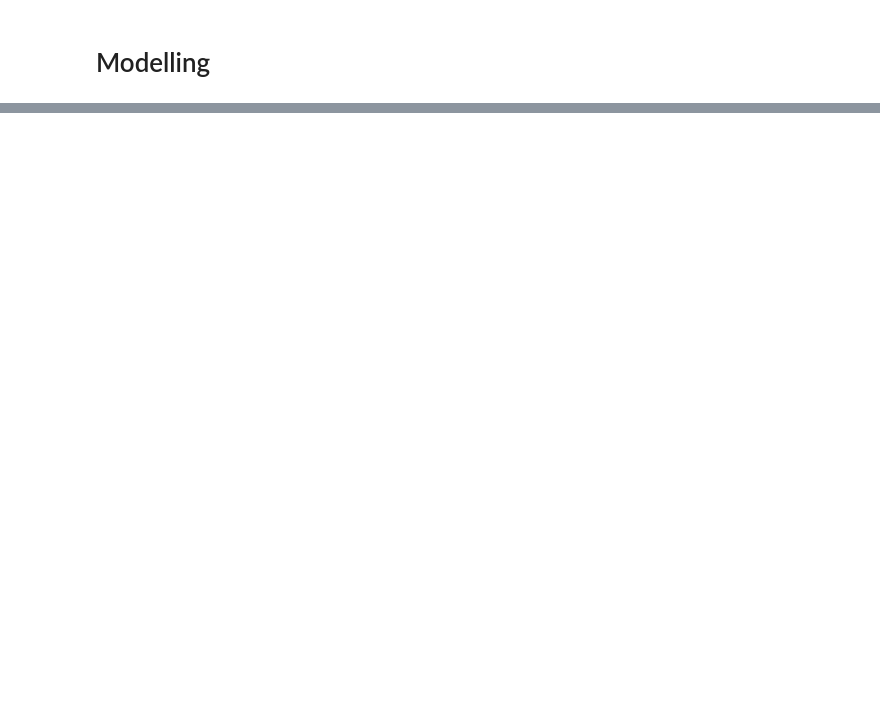
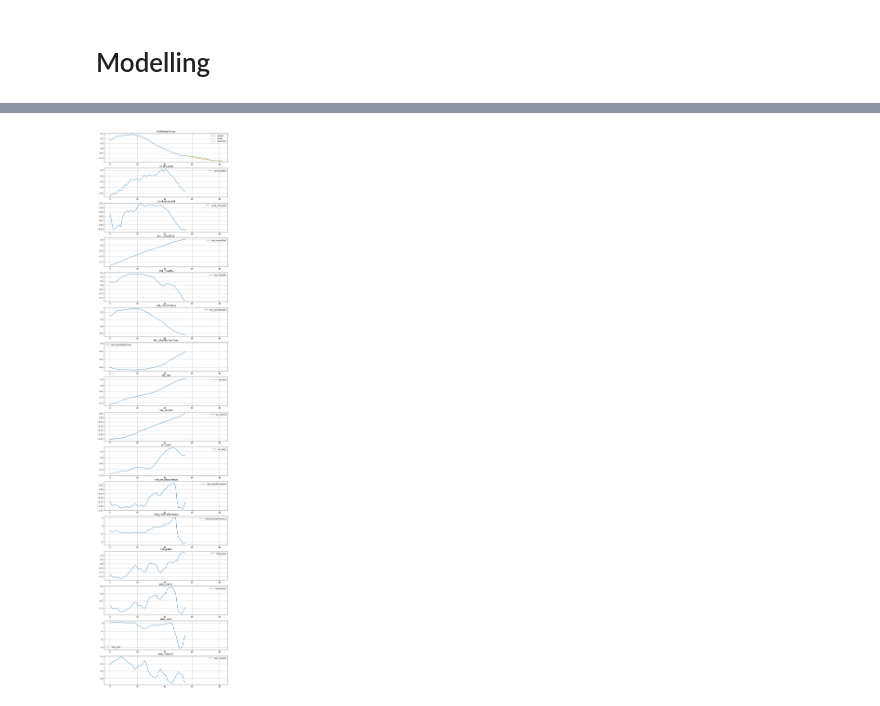
Before and after one commit to ArtemisDicoTiar/MEDIC, a Jupyter notebook: MEDIC/research/ModelDesigner.ipynb, the cells around one changed output, grey strips where cells are left out. Drawn from its saved outputs; the diff is of its cells as text; code cells hidden in the pictures; blank space fills up the shorter version.

```diff
--- a/MEDIC/research/ModelDesigner.ipynb
+++ b/MEDIC/research/ModelDesigner.ipynb
@@ -288,0 +303,43 @@ plt.show()
+# %%
+from random import randint
+idx = randint(0, len(x_test))
+pred = model.predict(x_test[idx].reshape(1, window, 16))
+
+import matplotlib.pyplot as plt
+
+f, axs = plt.subplots(16, 1, figsize=(12, 55))
+
+axs[0].title.set_text('Confirmed Cases')
+axs[0].grid()
+axs[0].plot(range(0,window), x_test[idx][:,0], label = 'viewed')
+axs[0].plot(range(window-1,window+predict-1), y_test[idx], label = 'actual')
+axs[0].plot(range(window-1,window+predict-1), pred.reshape(-1, 1), label = 'prediction')
+axs[0].legend()
+
+fts = [
+    'covid_deaths',
+    'covid_recovered',
+    'test_cumulTotal',
+    'test_7dayMA',
+    'test_shortPosRate',
+    'test_shortTestperCase',
+    'vac_first',
+    'vac_second',
+    'vac_daily',
+    'mob_retailRecreation',
+    'mob_groceryPharmacy',
+    'mob_parks',
+    'mob_transit',
+    'mob_work',
+    'mob_resident',
+]
+
+for ft_idx, ft in enumerate(fts):
+    axs[ft_idx+1].title.set_text(fts[ft_idx])
+    axs[ft_idx+1].grid()
+    axs[ft_idx+1].plot(x_test[idx][:, ft_idx+1], label = fts[ft_idx])
+    axs[ft_idx+1].plot(range(window-1,window+predict-1), [0]*28, '.', linewidth=2, markersize=1)
+    axs[ft_idx+1].legend()
+
+plt.show()
+# %% [output]
@@ -288,0 +347 @@ plt.show()
+[figure, added]
```
Also changed, not shown: parts of 8 cells of this notebook.
